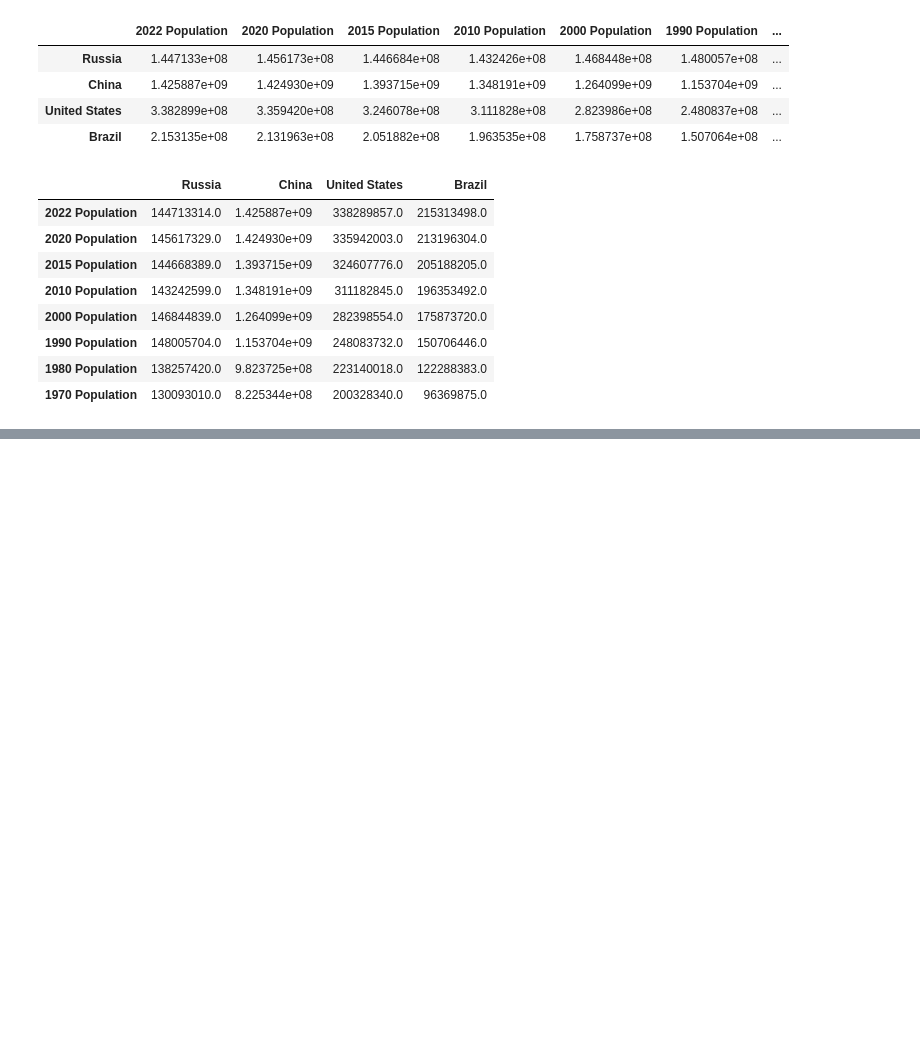
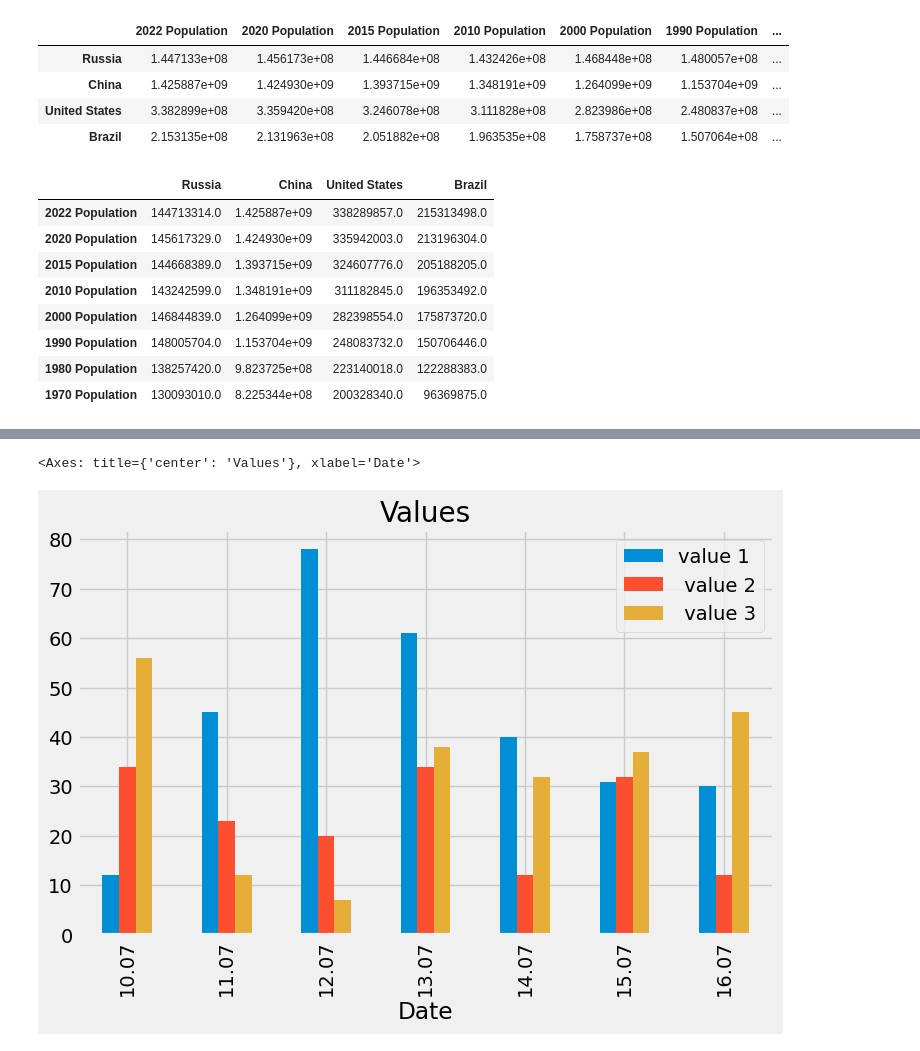
Before and after one commit to aleksmn/DataLessons, a Jupyter notebook: 06-visualizations.ipynb, the cells around one changed output, grey strips where cells are left out. Drawn from its saved outputs; the diff is of its cells as text; code cells hidden in the pictures; blank space fills up the shorter version.

```diff
--- a/06-visualizations.ipynb
+++ b/06-visualizations.ipynb
@@ -70,0 +75,3 @@ df.plot(kind="line", subplots=False, title="Population", figsize=(8, 5))
+# %%
+df = pd.read_csv("files/values.csv")
+df
@@ -70,0 +87,7 @@ df.plot(kind="line", subplots=False, title="Population", figsize=(8, 5))
+# %%
+df = df.set_index("date")
+# %%
+df.plot(kind="bar", title="Values", xlabel="Date", figsize=(8, 5))
+# %% [output]
+<Axes: title={'center': 'Values'}, xlabel='Date'>
+[figure, added]
```
Also changed, not shown: parts of 11 cells of this notebook.
